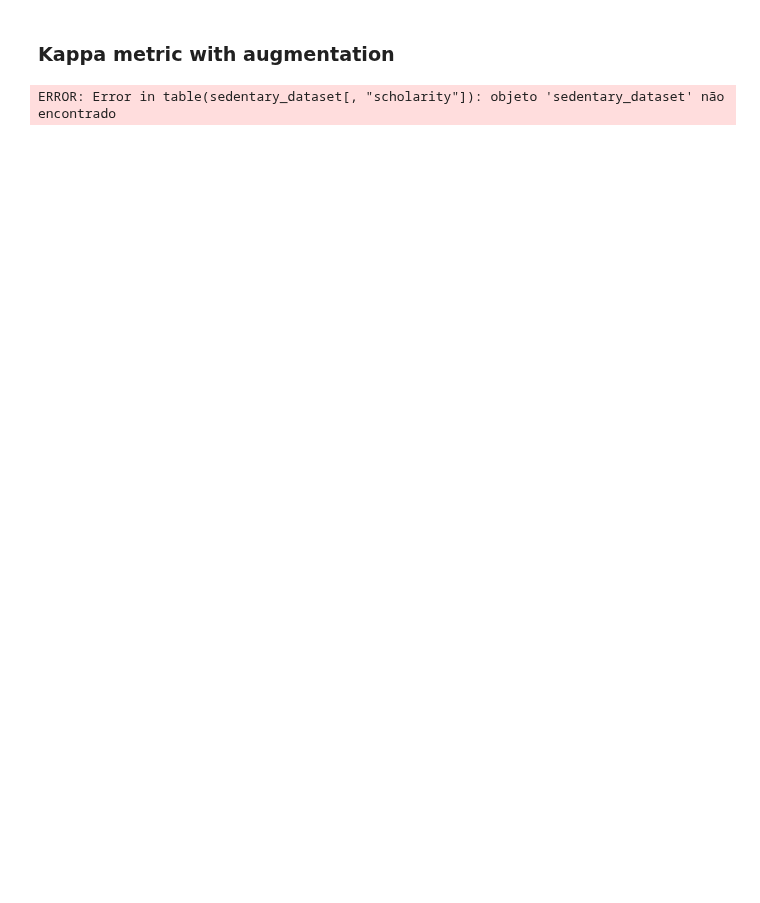
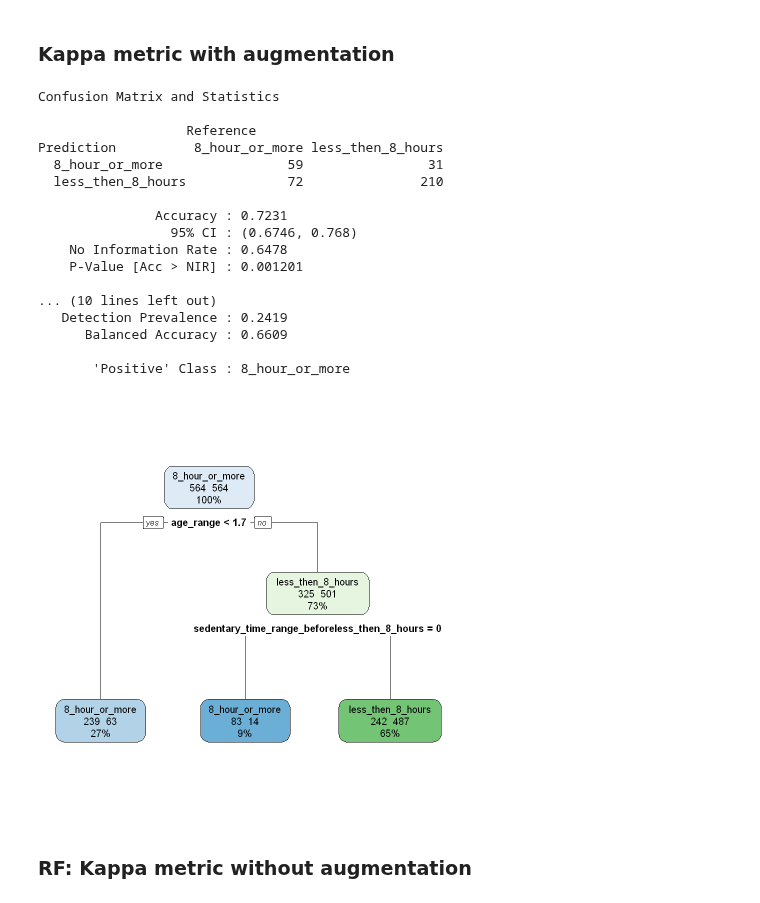
Before and after one commit to LASOS-INT/Barreiras-e-Facilitadores, a Jupyter notebook: R-notebooks/decision_tree.ipynb, the cells around one changed output. Cells and saved outputs as stored; diff of their text form; code cells hidden in the pictures; blank space fills up the shorter version.

```diff
--- a/R-notebooks/decision_tree.ipynb
+++ b/R-notebooks/decision_tree.ipynb
@@ -205,16 +292,35 @@ Prediction         mais de 8 horas menos de 8 horas
 # %%
 set.seed(2)
 model <- fit_model(
     model_method="rpart",
-    model_metric="Kappa",
+    model_metric="Accuracy",
     trControl_func = trainControl(method = "cv"),
     train_data = treino.aug,
     test_data=teste,
     yname="sedentary_time_range_during",
     length = 3
 )
 print(model$matrix)
 # print(model$result)
 rpart.plot(model$result$finalModel, extra=101)
 # %% [output]
-ERROR: Error in table(sedentary_dataset[, "scholarity"]): objeto 'sedentary_dataset' não encontrado
+Confusion Matrix and Statistics
+
+                   Reference
+Prediction          8_hour_or_more less_then_8_hours
+  8_hour_or_more                59                31
+  less_then_8_hours             72               210
+
+               Accuracy : 0.7231
+                 95% CI : (0.6746, 0.768)
+    No Information Rate : 0.6478
+    P-Value [Acc > NIR] : 0.001201
+
+... (10 lines left out)
+   Detection Prevalence : 0.2419
+      Balanced Accuracy : 0.6609
+
+       'Positive' Class : 8_hour_or_more
+[figure, added]
+# %% [markdown]
+### RF: Kappa metric without augmentation
```
Also changed, not shown: parts of 46 cells of this notebook, 6 other files.
